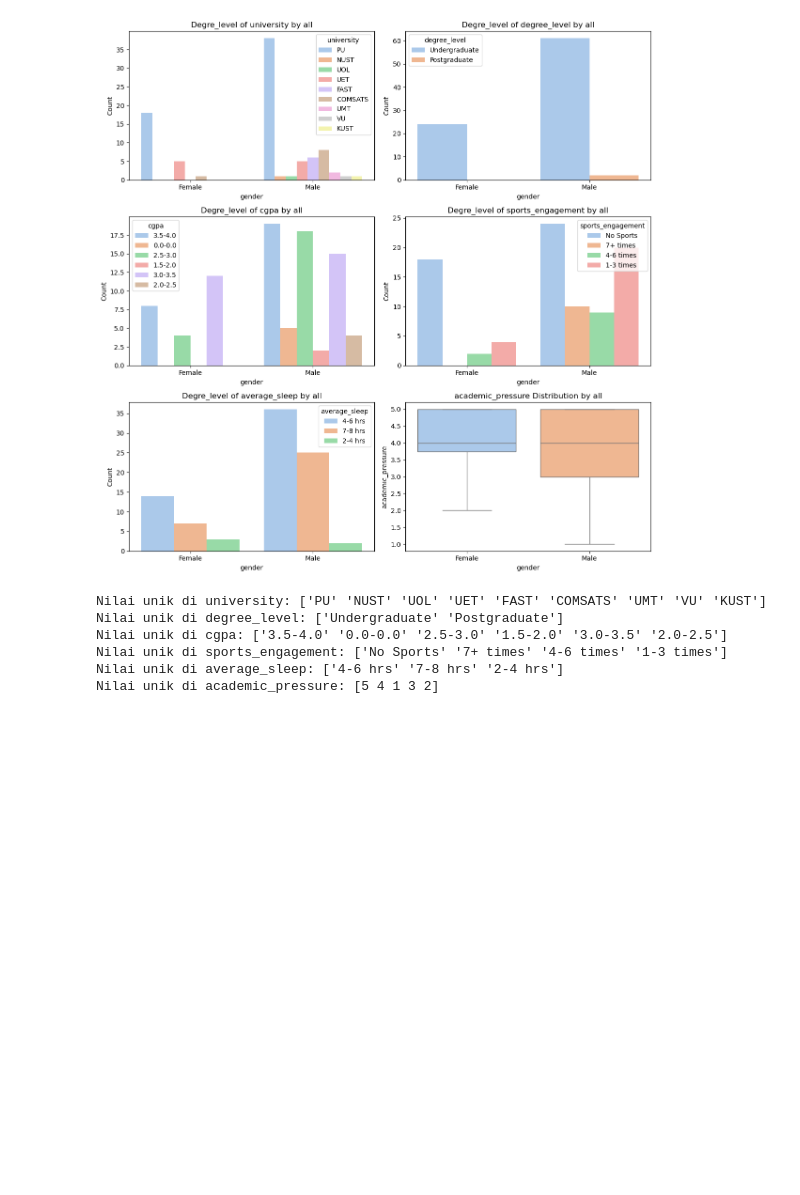
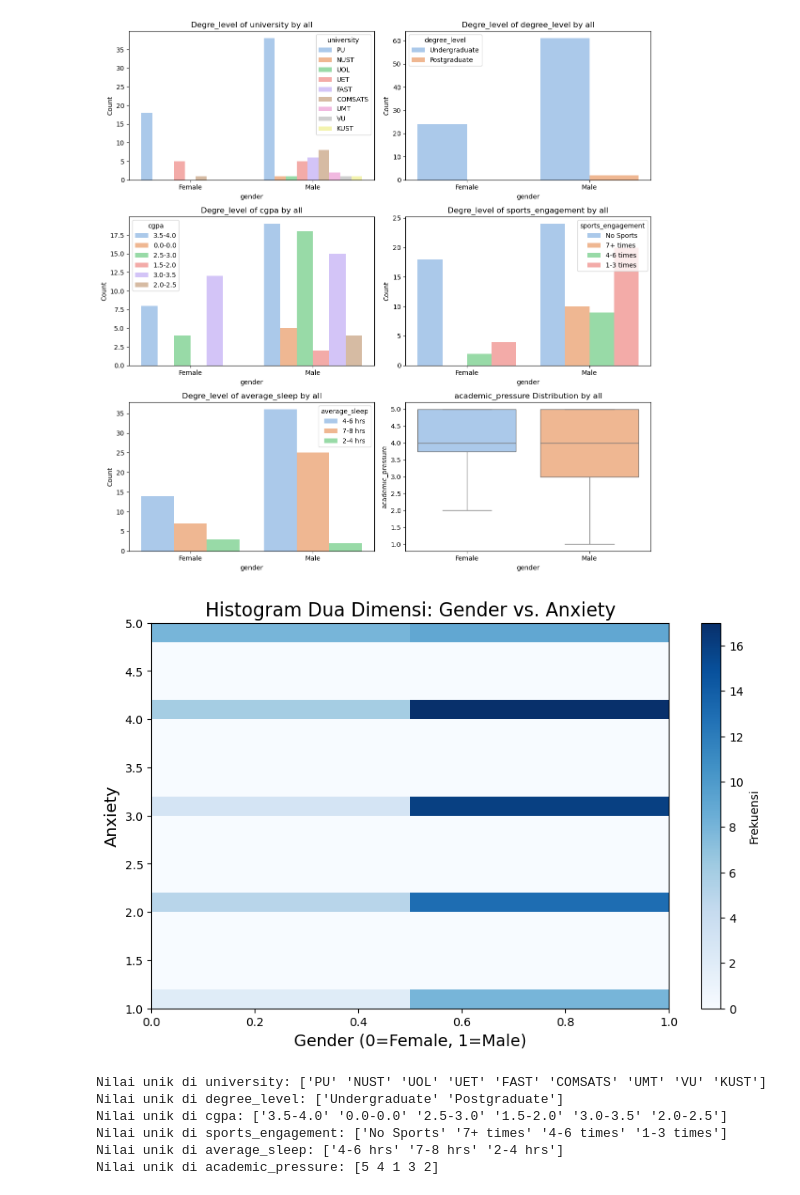
Before and after one commit to sabrinasalva-dev/eksplorasi_data_analysis, a Jupyter notebook: Eksplory_data.ipynb, the cells around one changed output. Drawn from its saved outputs; the diff is of its cells as text; code cells hidden in the pictures; blank space fills up the shorter version.

```diff
--- a/Eksplory_data.ipynb
+++ b/Eksplory_data.ipynb
@@ -195,6 +195,29 @@ Passing `palette` without assigning `hue` is deprecated and will be removed in v
 
   sns.boxplot(data=data, x='gender', y=var, palette='pastel') #Jika variabel bersifat kontinu (misalnya, cgpa atau average_sleep), kita menggunakan boxplot untuk menunjukkan distribusi nilai
 [figure]
+# %%
+if 'gender' in data.columns and 'anxiety' in data.columns: #Baris ini memeriksa apakah kolom gender dan anxiety ada dalam DataFrame data. Jika keduanya ada, maka kode di dalam blok if akan dijalankan.
+    # Mengonversi 'gender' menjadi numerik
+    data['gender_numeric'] = data['gender'].astype('category').cat.codes #Kolom gender, yang biasanya berupa teks (misalnya "Male" dan "Female"), diubah menjadi format numerik menggunakan metode .astype('category')
+
+    # Menghapus nilai NaN
+    x = data['gender_numeric'].dropna() #Baris ini menghapus nilai kosong (NaN) dari kolom gender_numeric dan anxiety.
+    y = data['anxiety'].dropna()
+
+    # Membuat histogram dua dimensi
+    plt.figure(figsize=(10, 6)) #Mempersiapkan figure untuk plot dengan ukuran 10x6 inci. Ini menentukan ukuran visualisasi yang akan ditampilkan.
+    plt.hist2d(x, y, bins=(2, 20), cmap='Blues')  # Jumlah bin untuk gender dan anxiety
+    plt.colorbar(label='Frekuensi') #Fungsi ini menambahkan color bar di samping histogram, yang menunjukkan seberapa banyak frekuensi untuk setiap kombinasi bin.
+    plt.title('Histogram Dua Dimensi: Gender vs. Anxiety', fontsize=16) #Menetapkan judul untuk histogram dengan ukuran font 16. Judul ini menjelaskan isi plot.
+    plt.xlabel('Gender (0=Female, 1=Male)', fontsize=14)  # Menampilkan label yang lebih informatif
+    plt.ylabel('Anxiety', fontsize=14) #Memberikan label untuk sumbu x dan y dengan ukuran font 14. Label pada sumbu x menjelaskan bahwa nilai 0 mewakili perempuan dan 1 mewakili laki-laki.
+    plt.grid(False) #Menghilangkan garis grid di latar belakang untuk tampilan yang lebih bersih.
+
+    plt.show() #Fungsi ini menampilkan histogram yang telah dibuat. Jika tidak ada perintah ini, plot tidak akan muncul.
+else:
+    print("Kolom tidak ditemukan.")
+# %% [output]
+[figure, added]
 # %%
 #ini adalah daftar nama-nama variabel yang akan dieksplorasi. Variabel ini mencakup baik yang bersifat kategorikal (seperti university dan degree_level) maupun yang bersifat kontinu (seperti cgpa, average_sleep, dan academic_pressure).
 variables = ['university', 'degree_level', 'cgpa', 'sports_engagement', 'average_sleep', 'academic_pressure']
```
Also changed, not shown: parts of 5 cells of this notebook.
